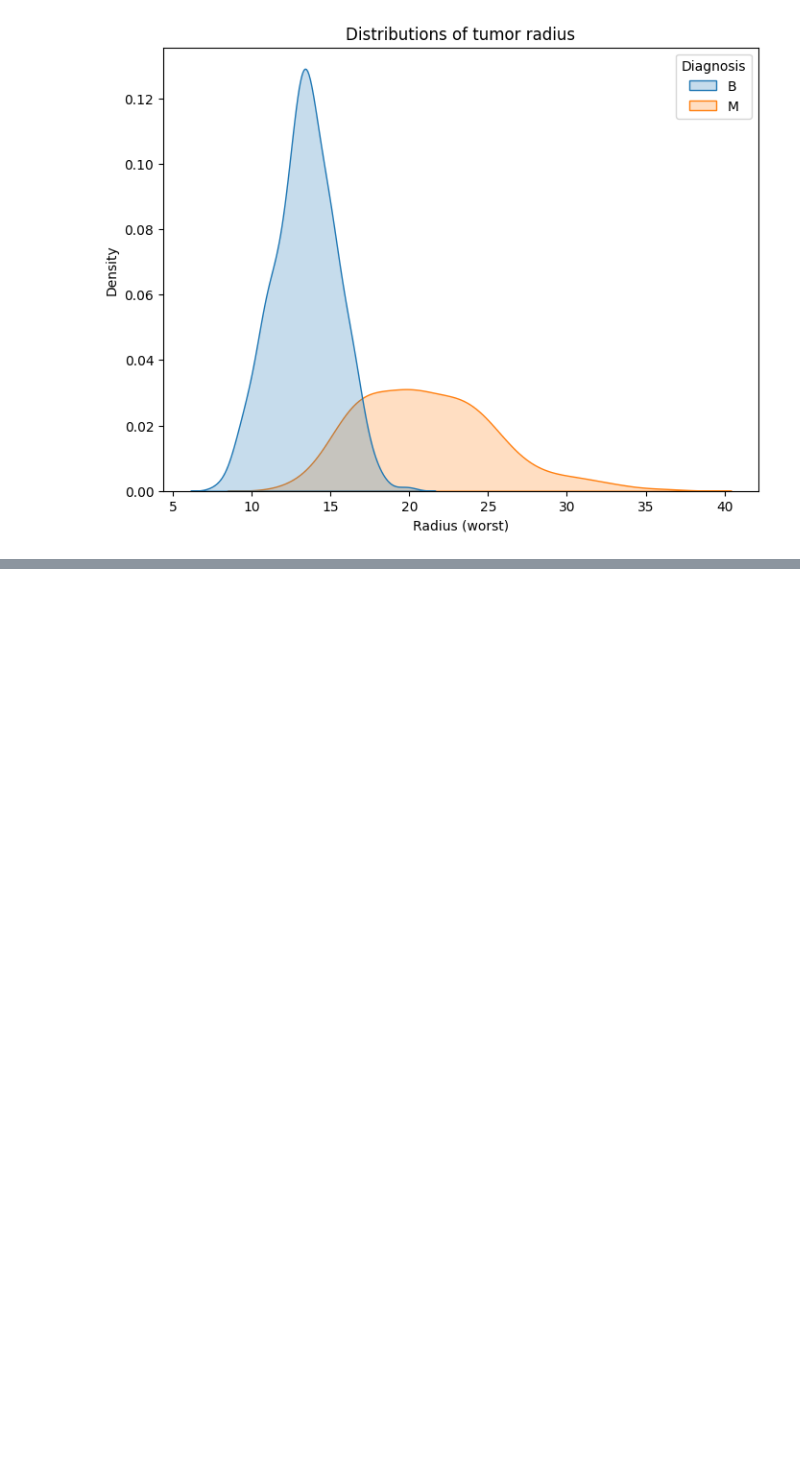
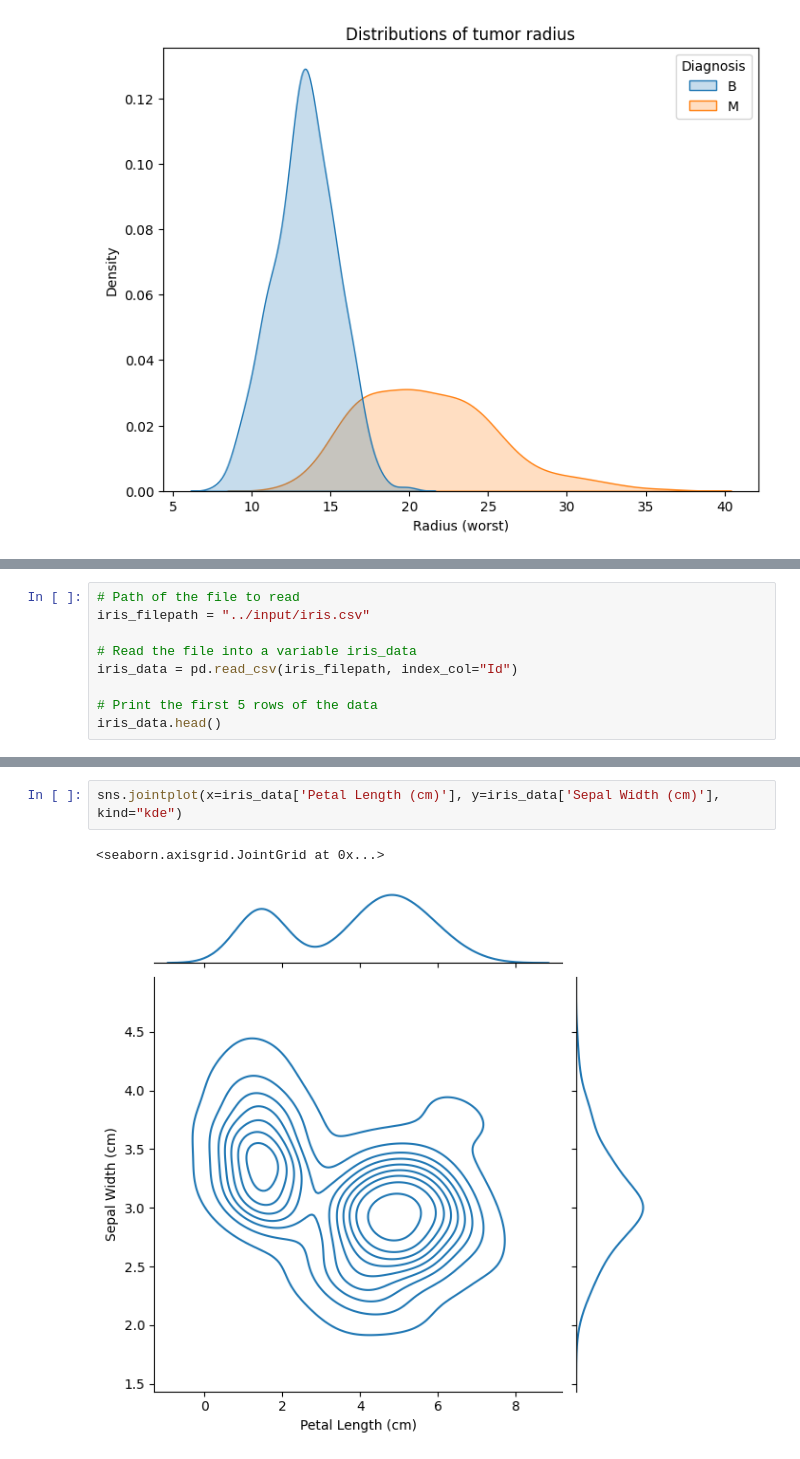
Before and after one commit to MoroderMind/learning, a Jupyter notebook: seaborn_exercises/4. Distributions.ipynb, the cells around one changed output, grey strips where cells are left out. Saved outputs shown, nothing was run; the diff lists cells and outputs as text; blank space fills up the shorter version.

Commit message:
added iris visualizations

```diff
--- a/seaborn_exercises/4. Distributions.ipynb
+++ b/seaborn_exercises/4. Distributions.ipynb
@@ -49,0 +54,9 @@ sns.kdeplot(data=cancer_data, x='Radius (worst)', hue='Diagnosis', fill=True)
+# %%
+# Path of the file to read
+iris_filepath = "../input/iris.csv"
+
+# Read the file into a variable iris_data
+iris_data = pd.read_csv(iris_filepath, index_col="Id")
+
+# Print the first 5 rows of the data
+iris_data.head()
@@ -49,0 +71,5 @@ sns.kdeplot(data=cancer_data, x='Radius (worst)', hue='Diagnosis', fill=True)
+# %%
+sns.jointplot(x=iris_data['Petal Length (cm)'], y=iris_data['Sepal Width (cm)'], kind="kde")
+# %% [output]
+<seaborn.axisgrid.JointGrid at 0x...>
+[figure, added]
```
Also changed, not shown: parts of 5 cells of this notebook.
